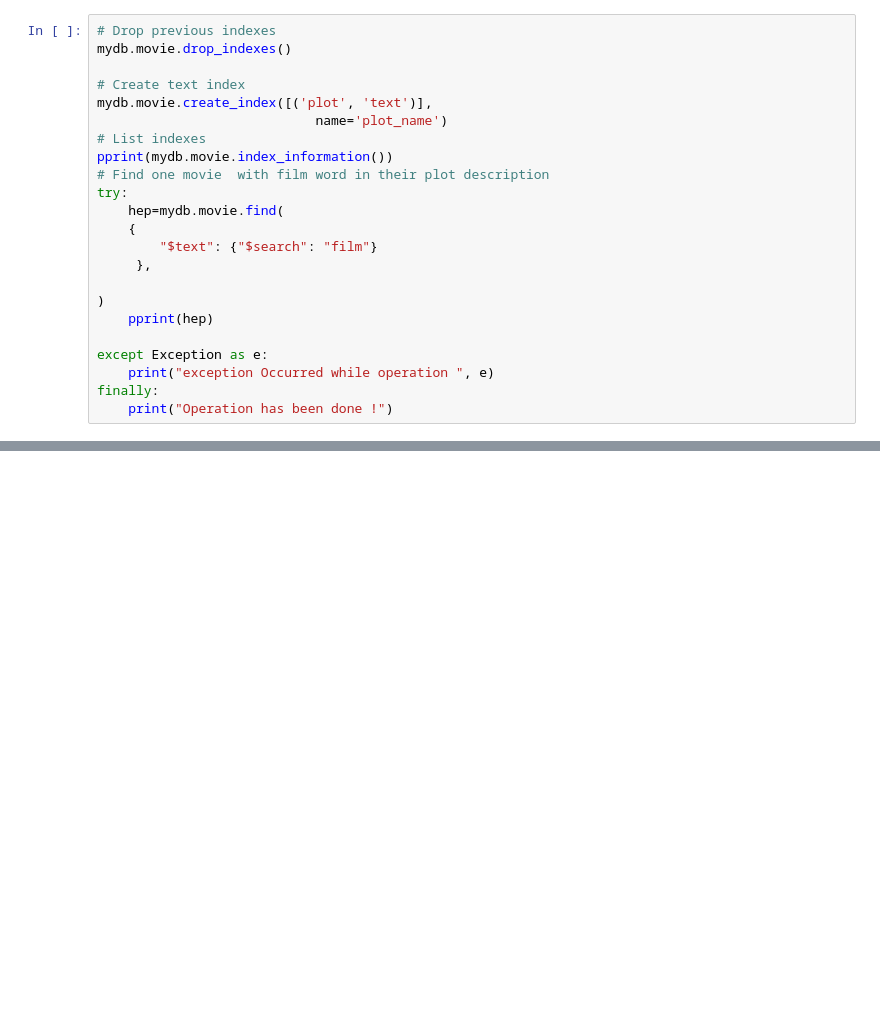
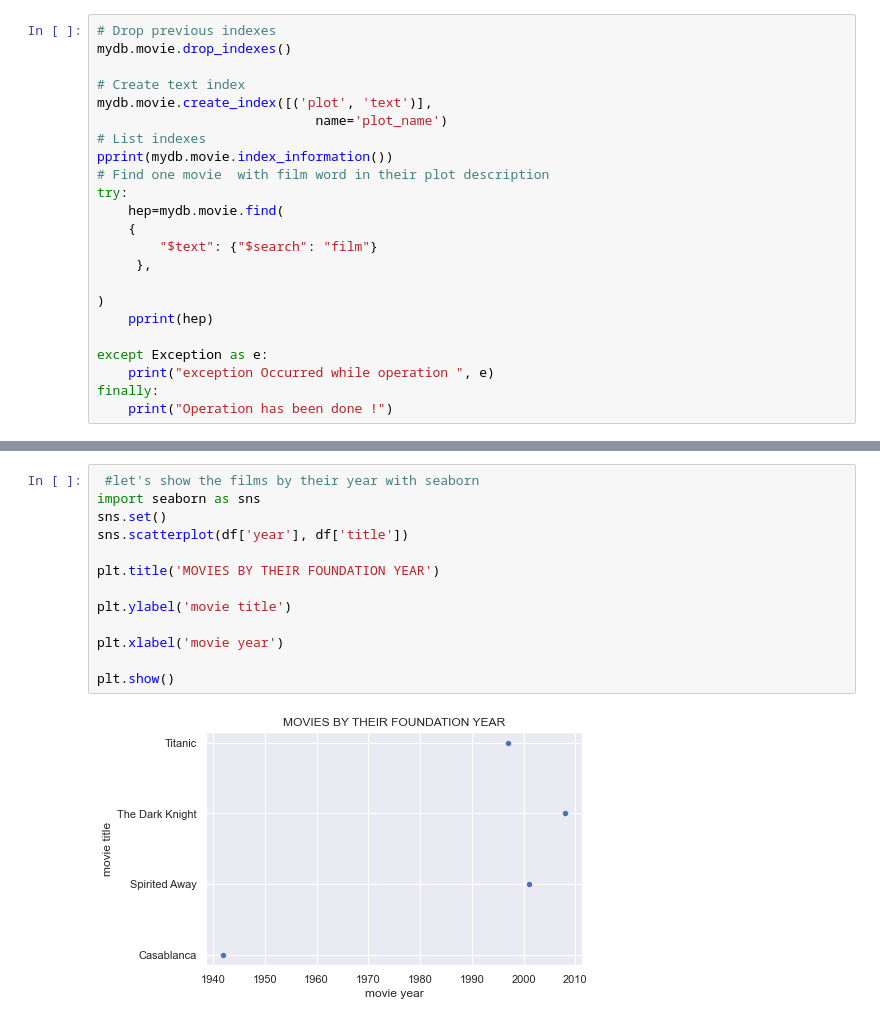
Before and after one commit to haithemmihoubi/pythonProject, a Jupyter notebook: mongoResume.ipynb, the cells around one changed output, grey strips where cells are left out. Drawn from its saved outputs; the diff is of its cells as text; blank space fills up the shorter version.

```diff
--- a/mongoResume.ipynb
+++ b/mongoResume.ipynb
@@ -1436,0 +1489,15 @@ plt.show()
+# %%
+ #let's show the films by their year with seaborn
+import seaborn as sns
+sns.set()
+sns.scatterplot(df['year'], df['title'])
+
+plt.title('MOVIES BY THEIR FOUNDATION YEAR')
+
+plt.ylabel('movie title')
+
+plt.xlabel('movie year')
+
+plt.show()
+# %% [output]
+[figure, added]
```
Also changed, not shown: parts of 37 cells of this notebook, 2 other files.
